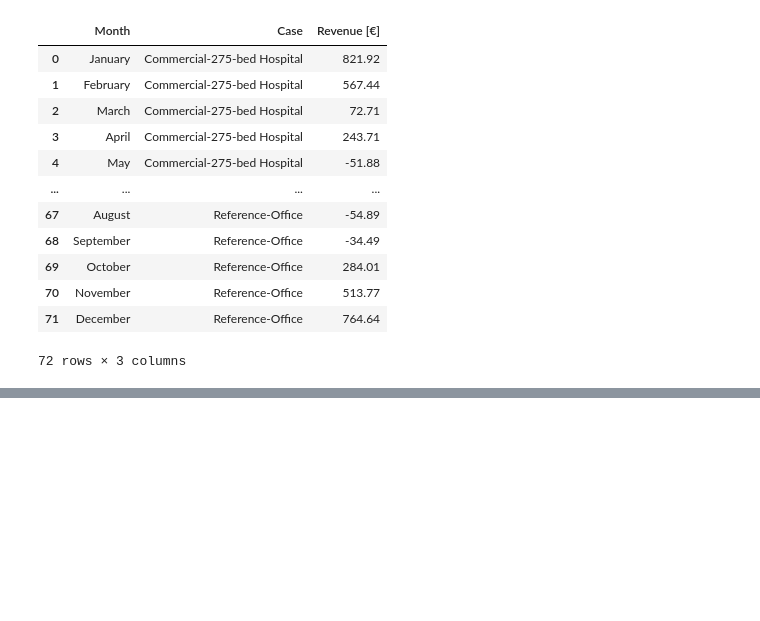
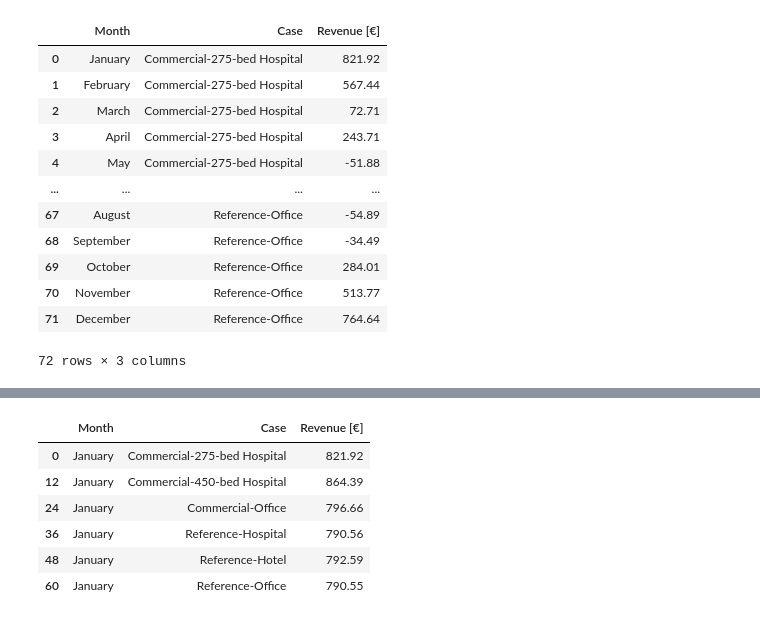
Before and after one commit to idloea/extended-open, a Jupyter notebook: notebooks/20230703-090301/analysis.ipynb, the cells around one changed output, grey strips where cells are left out. Cells and saved outputs as stored; diff of their text form; code cells hidden in the pictures; blank space fills up the shorter version.

```diff
--- a/notebooks/20230703-090301/analysis.ipynb
+++ b/notebooks/20230703-090301/analysis.ipynb
@@ -490,0 +524,10 @@ economic_results.to_excel(path_file_name)
+# %%
+economic_results.loc[economic_results.groupby('Case')['Revenue [€]'].idxmax()].sort_values('Case')
+# %% [output]
+|  | Month | Case | Revenue [€] |
+| 0 | January | Commercial-275-bed Hospital | 821.92 |
+| 12 | January | Commercial-450-bed Hospital | 864.39 |
+| 24 | January | Commercial-Office | 796.66 |
+| 36 | January | Reference-Hospital | 790.56 |
+| 48 | January | Reference-Hotel | 792.59 |
+| 60 | January | Reference-Office | 790.55 |
```
Also changed, not shown: parts of 20 cells of this notebook, 1 other file.
